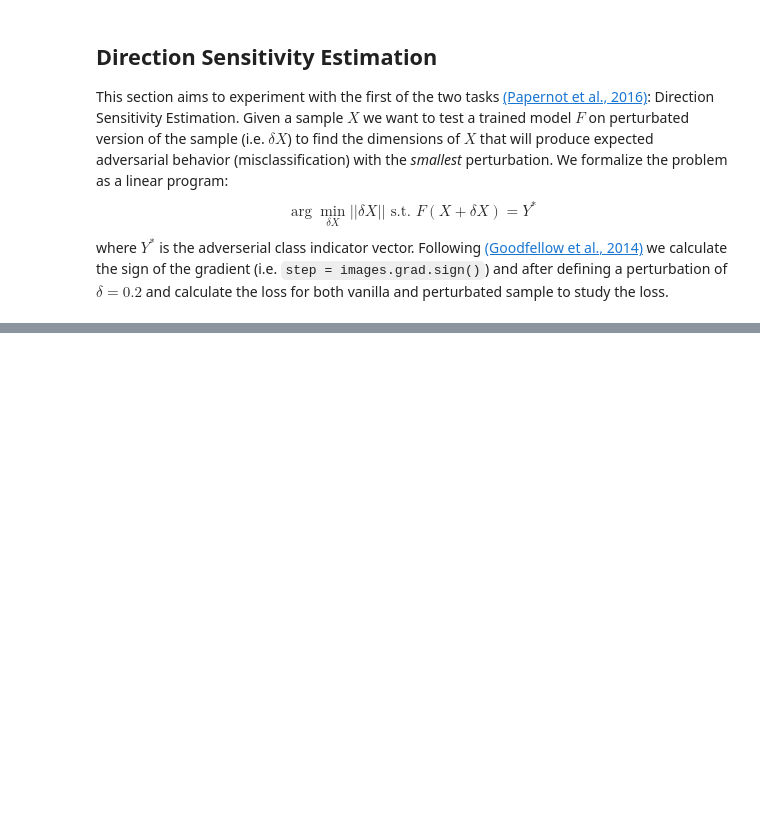
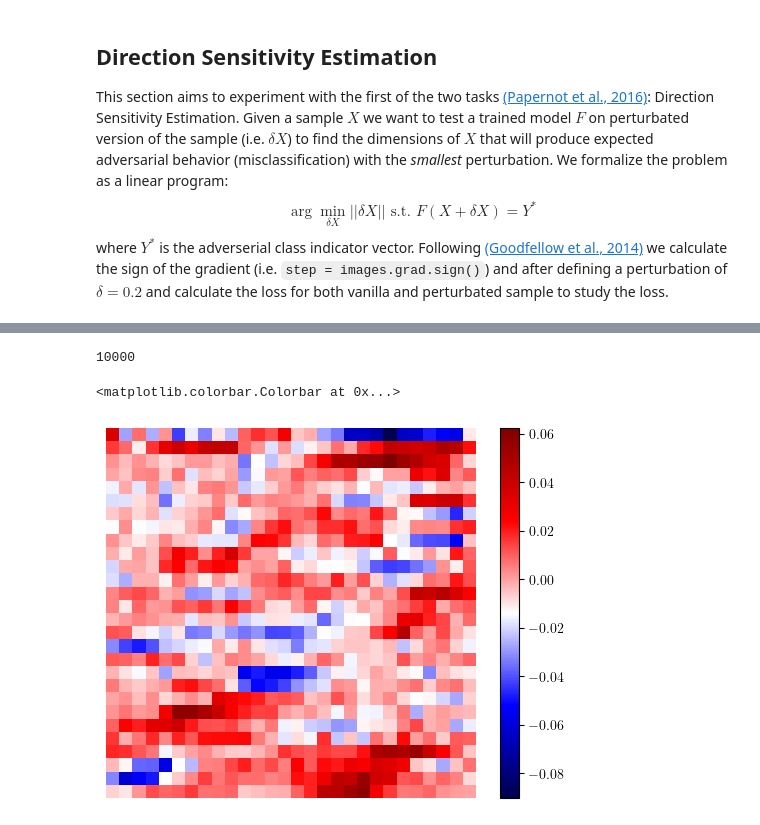
Before and after one commit to DeLnlyMthrLvr/Distillation_experiments, a Jupyter notebook: notebooks/exp_v2_ale.ipynb, the cells around one changed output, grey strips where cells are left out. Drawn from its saved outputs; the diff is of its cells as text; code cells hidden in the pictures; blank space fills up the shorter version.

```diff
--- a/notebooks/exp_v2_ale.ipynb
+++ b/notebooks/exp_v2_ale.ipynb
@@ -480,0 +481,12 @@ plt.show()
+# %%
+sign = all_gradients.sign()
+sing_mean = torch.mean(sign, dim=0)
+print(len(sign))
+plt.imshow(sing_mean.squeeze().cpu().numpy(), cmap='seismic')
+plt.axis('off')
+plt.savefig('images/mean_grad.png', transparent=True)
+plt.colorbar()
+# %% [output]
+10000
+<matplotlib.colorbar.Colorbar at 0x...>
+[figure, added]
```
Also changed, not shown: parts of 6 cells of this notebook, 1 other file.
